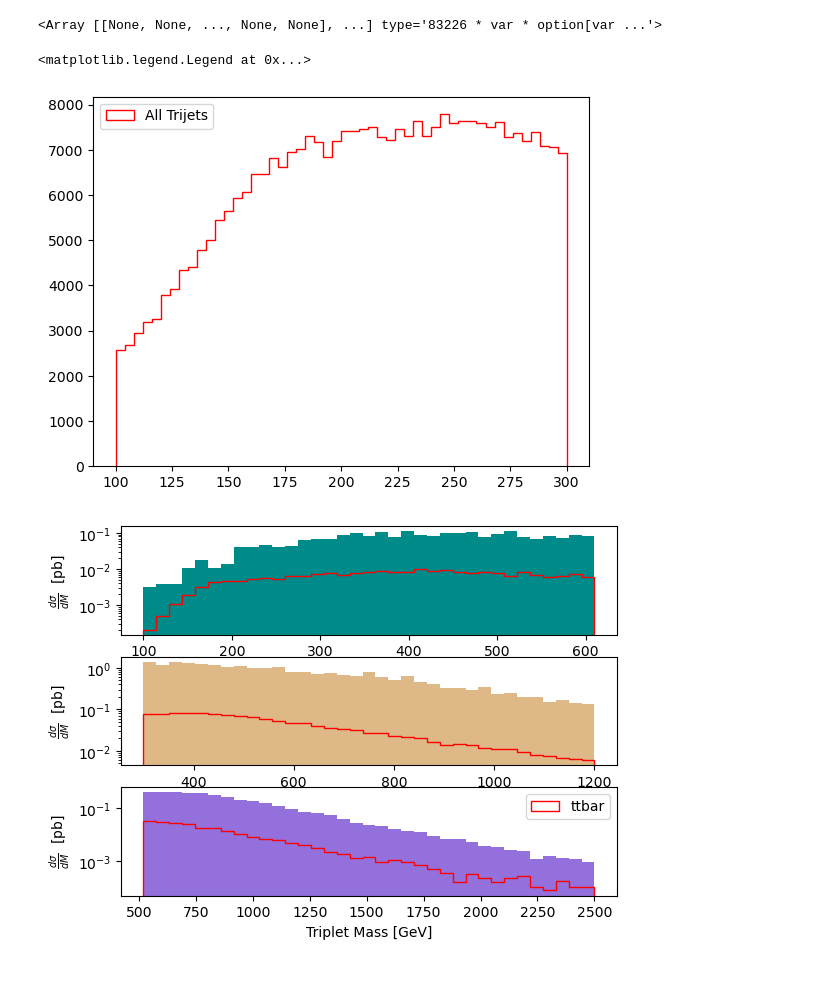
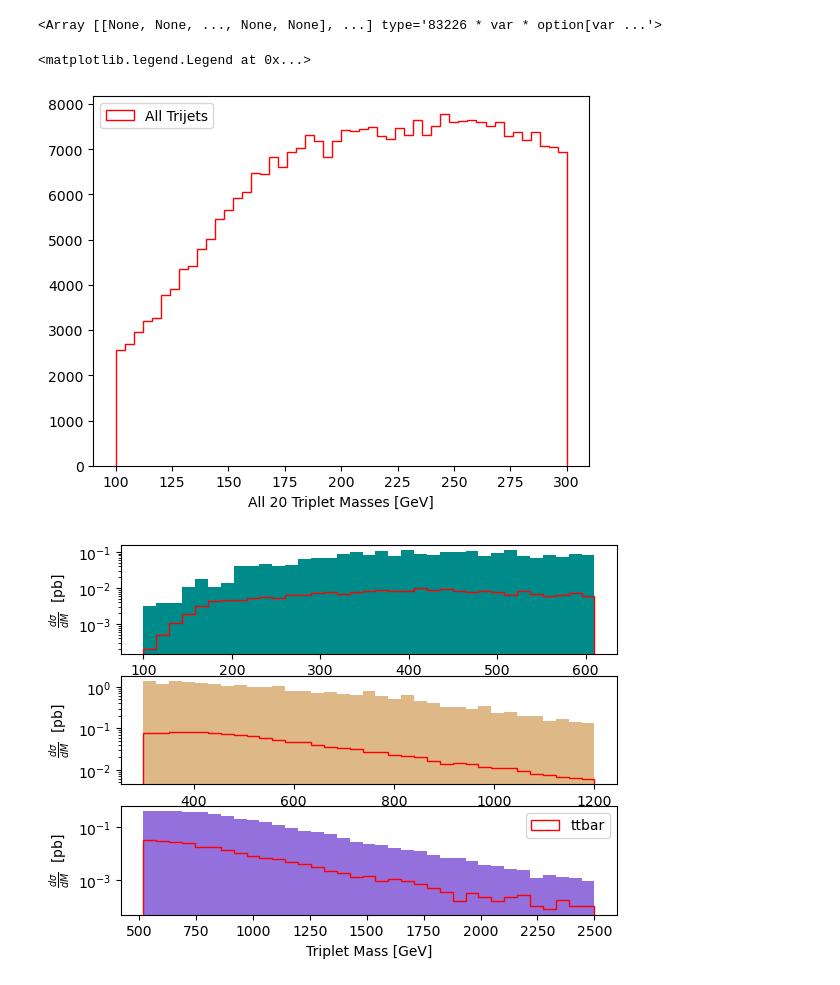
Before and after one commit to akanugan/MultiJets, a Jupyter notebook: run3_analyzer.ipynb, the cells around one changed output. Saved outputs shown, nothing was run; the diff lists cells and outputs as text; code cells hidden in the pictures.

Commit message:
Working on top mass plots

```diff
--- a/run3_analyzer.ipynb
+++ b/run3_analyzer.ipynb
@@ -192,32 +192,33 @@ top_mask.jtrip_mass
 # %%
 
 
 plt.hist(
     ak.flatten(ak.flatten(ak.drop_none(top_mask.jtrip_mass))),
     #[val["data"]["jtrip_mass"][:,0]  for val in top_mc.values()],
     #weights= [[val["weight"][0]]*len(ak.flatten(val["data"]['jtrip_qgl'])) for val in top_mc.values()],
     bins= 50,
     histtype='step',
     color="red",
     label="All Trijets",
     range=(100,300)
     )
 # plt.hist(
 #     #[ak.flatten(val["data"]["jtrip_mass"]) for val in top_mc.values()],
 #     [val["data"]["jtrip_mass"][:,0]  for val in top_mc.values()],
 #     #weights= [[val["weight"][0]]*len(ak.flatten(val["data"]['jtrip_qgl'])) for val in top_mc.values()],
 #     bins= 60,
 #     histtype='step',
 #     color="blue",
 #     label="0th element",
 #     range=(0,2000)
 #     )
 
 #plt.yscale('log')
+plt.xlabel("All 20 Triplet Masses [GeV]")
 plt.legend()
 # %% [output]
 <matplotlib.legend.Legend at 0x...>
-[figure, old version]
+[figure, new version]
 # %%
 mc = qcd_mc.copy()
 mc["TTto4Q"] = top_mc["TTto4Q"]
```
Also changed, not shown: 2 other files.
